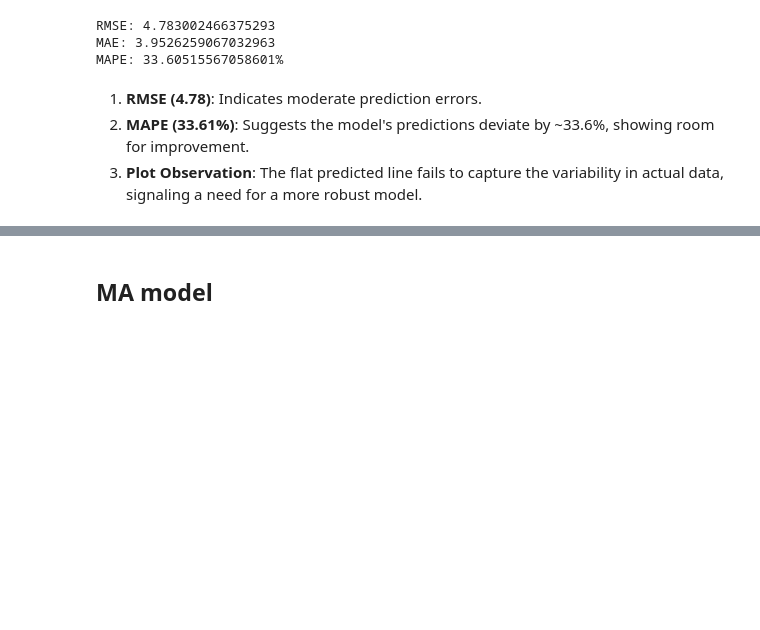
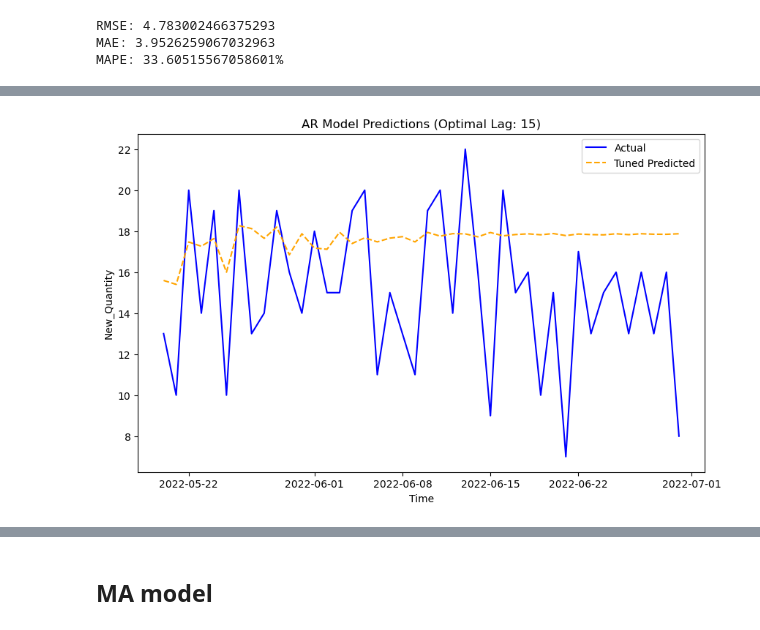
Before and after one commit to Shriya2524/Demand-forcasting, a Jupyter notebook: DEMAND_FORCASTING.ipynb, the cells around one changed output, grey strips where cells are left out. Saved outputs shown, nothing was run; the diff lists cells and outputs as text; code cells hidden in the pictures; blank space fills up the shorter version.

```diff
--- a/DEMAND_FORCASTING.ipynb
+++ b/DEMAND_FORCASTING.ipynb
@@ -632,25 +630,74 @@ plt.show()
 # %%
 import numpy as np
 from sklearn.metrics import mean_squared_error, mean_absolute_error
-
 # RMSE
-rmse = np.sqrt(mean_squared_error(test, predictions))
-
+ar_rmse = np.sqrt(mean_squared_error(test, predictions))
 # MAE
-mae = mean_absolute_error(test, predictions)
-
+ar_mae = mean_absolute_error(test, predictions)
 # MAPE
-mape = np.mean(np.abs((test - predictions) / test)) * 100
-
-# Print the results
-print(f'RMSE: {rmse}')
-print(f'MAE: {mae}')
-print(f'MAPE: {mape}%')
+ar_mape = np.mean(np.abs((test - predictions) / test)) * 100
+print(f'RMSE: {ar_rmse}')
+print(f'MAE: {ar_mae}')
+print(f'MAPE: {ar_mape}%')
 # %% [output]
 RMSE: 4.783002466375293
 MAE: 3.9526259067032963
 MAPE: 33.60515567058601%
-# %% [markdown]
-1. **RMSE (4.78)**: Indicates moderate prediction errors.
-2. **MAPE (33.61%)**: Suggests the model's predictions deviate by ~33.6%, showing room for improvement.
-3. **Plot Observation**: The flat predicted line fails to capture the variability in actual data, signaling a need for a more robust model.
+# %%
+import pandas as pd
+import numpy as np
+from statsmodels.tsa.ar_model import AutoReg
+from sklearn.metrics import mean_squared_error, mean_absolute_error
+import matplotlib.pyplot as plt
+import warnings
+warnings.filterwarnings("ignore")
+def mean_absolute_percentage_error(y_true, y_pred):
+    return np.mean(np.abs((y_true - y_pred) / y_true)) * 100
+results = []
+lags_range = range(1, 21)
+
+for lag in lags_range:
+    model = AutoReg(train, lags=lag)
+    model_fit = model.fit()
+    predictions = model_fit.predict(start=len(train), end=len(df) - 1, dynamic=False)
+
+    # Compute error metrics
+    rmse = np.sqrt(mean_squared_error(test, predictions))
+    mae = mean_absolute_error(test, predictions)
+    mape = mean_absolute_percentage_error(test, predictions)
+
+    results.append((lag, rmse, mae, mape))
+
+
+results_df = pd.DataFrame(results, columns=['Lag', 'RMSE', 'MAE', 'MAPE'])
+
+# Finding the best lag based on RMSE
+best_lag_row = results_df.loc[results_df['RMSE'].idxmin()]
+best_lag = int(best_lag_row['Lag'])
+
+print(f"Optimal Lag: {best_lag}")
+print(best_lag_row)
+
+# Training final model with the best lag
+final_model = AutoReg(train, lags=best_lag).fit()
+final_predictions = final_model.predict(start=len(train), end=len(df) - 1, dynamic=False)
+
+# Recalculating metrics for the tuned model
+ar_tuned_rmse = np.sqrt(mean_squared_error(test, final_predictions))
+ar_tuned_mae = mean_absolute_error(test, final_predictions)
+ar_tuned_mape = mean_absolute_percentage_error(test, final_predictions)
+
+print(f"Tuned RMSE: {ar_tuned_rmse}")
+print(f"Tuned MAE: {ar_tuned_mae}")
+print(f"Tuned MAPE: {ar_tuned_mape}%")
+
+# Plotting Actual vs Predicted values for the tuned model
+plt.figure(figsize=(10, 6))
+plt.plot(test.index, test, label='Actual', color='blue')
+plt.plot(test.index, final_predictions, label='Tuned Predicted', color='orange', linestyle='--')
+plt.title(f"AR Model Predictions (Optimal Lag: {best_lag})")
+plt.xlabel('Time')
+plt.ylabel('New_Quantity')
+plt.legend()
+plt.show()
+# %% [output]
@@ -656,0 +713 @@ MAPE: 33.60515567058601%
+[figure, added]
```
Also changed, not shown: parts of 65 cells of this notebook.
